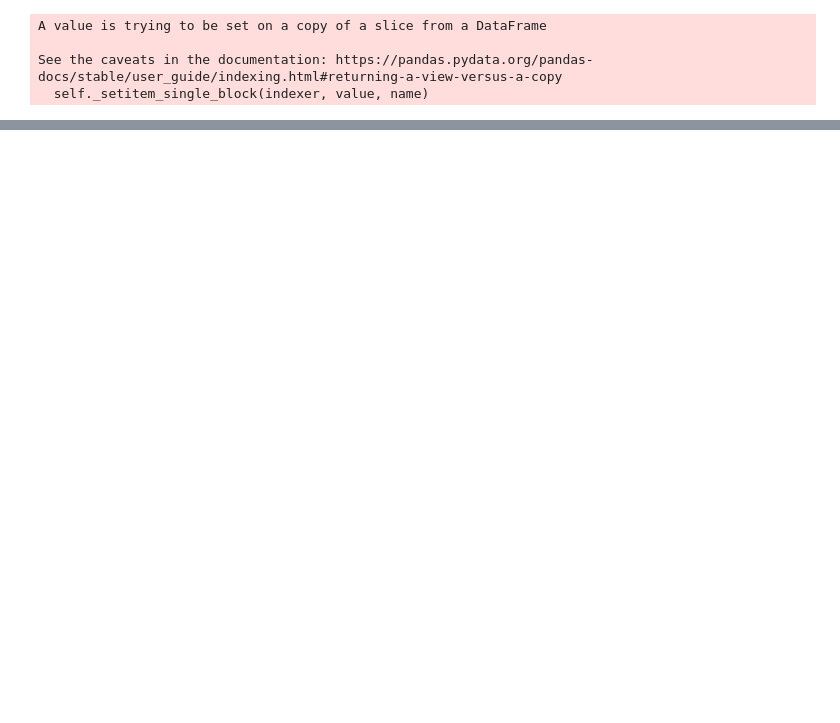
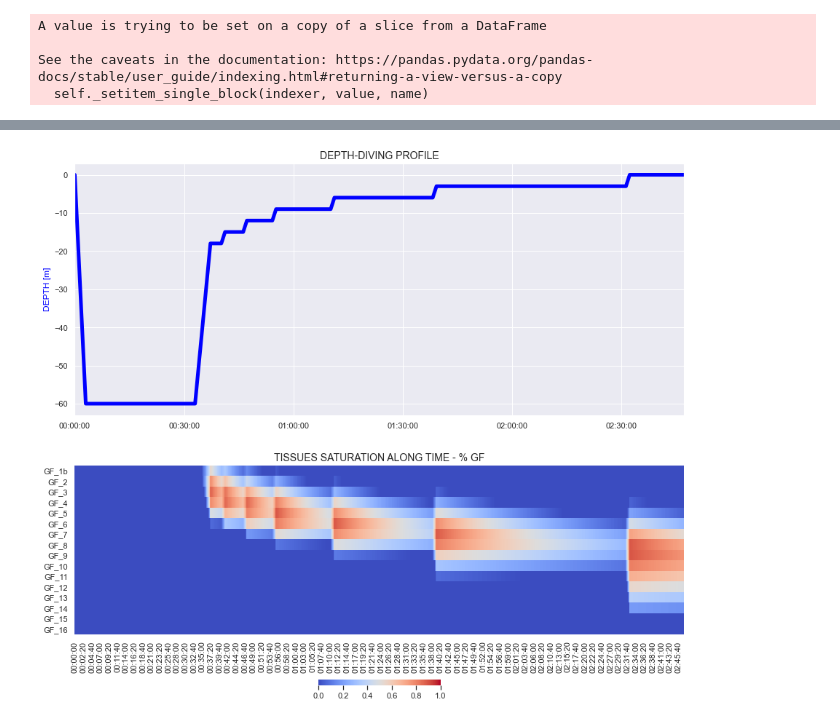
Before and after one commit to BenoitPierson/Deco, a Jupyter notebook: Deco planner V2.ipynb, the cells around one changed output, grey strips where cells are left out. Cells and saved outputs as stored; diff of their text form; code cells hidden in the pictures; blank space fills up the shorter version.

```diff
--- a/Deco planner V2.ipynb
+++ b/Deco planner V2.ipynb
@@ -330,9 +260,0 @@ df2
-# %%
-df_c = df2[['Time'] + [c for c in df2.columns if (c.startswith("GF_"))]]
-df_c = df_c.loc[(df_c['Time'].dt.second % 10) == 0]
-df_c.index = df_c['Time'].dt.time
-df_c = df_c[[c for c in df_c.columns if c not in 'Time']].transpose()
-fig, ax = plt.subplots(1, figsize = (20, 6))
-sns.heatmap(df_c, vmin = 0, vmax = 1, cmap = "coolwarm")
-plt.title('TISSUES SATURATION ALONG TIME\n% GF', fontsize = 14)
-plt.show()
@@ -341,3 +277,17 @@ plt.show()
+# %%
+fig, axs = plt.subplots(2, 1, figsize = (15, 14))
+axs[0].plot(df2['Time'], -df2['Depth [m]'], linewidth = 5, c = "blue")
+axs[0].xaxis.set_major_formatter(mdates.DateFormatter('%H:%M:%S'))
+axs[0].set_ylabel('DEPTH [m]', fontsize = 12, color = "blue")
+axs[0].set_xlim(df2['Time'].min(), df2['Time'].max())
+axs[0].set_title('DEPTH-DIVING PROFILE', fontsize = 14)
+sns.heatmap(df_c, vmin = 0, vmax = 1, cmap = "coolwarm", ax = axs[1], cbar_kws = {'location' : "bottom", 'pad' : 0.18, 'shrink' : 0.2})
+axs[1].set_title('TISSUES SATURATION ALONG TIME - % GF', fontsize = 14)
+axs[1].set(xlabel = None)
+plt.savefig('deco.pdf')
+plt.show()
+# %% [output]
+[figure, added]
 # %%
 cells = list(M_values.keys())
 fig, axs = plt.subplots(len(cells), 2, figsize = (14, 7 * len(cells)))
```
Also changed, not shown: parts of 23 cells of this notebook.
